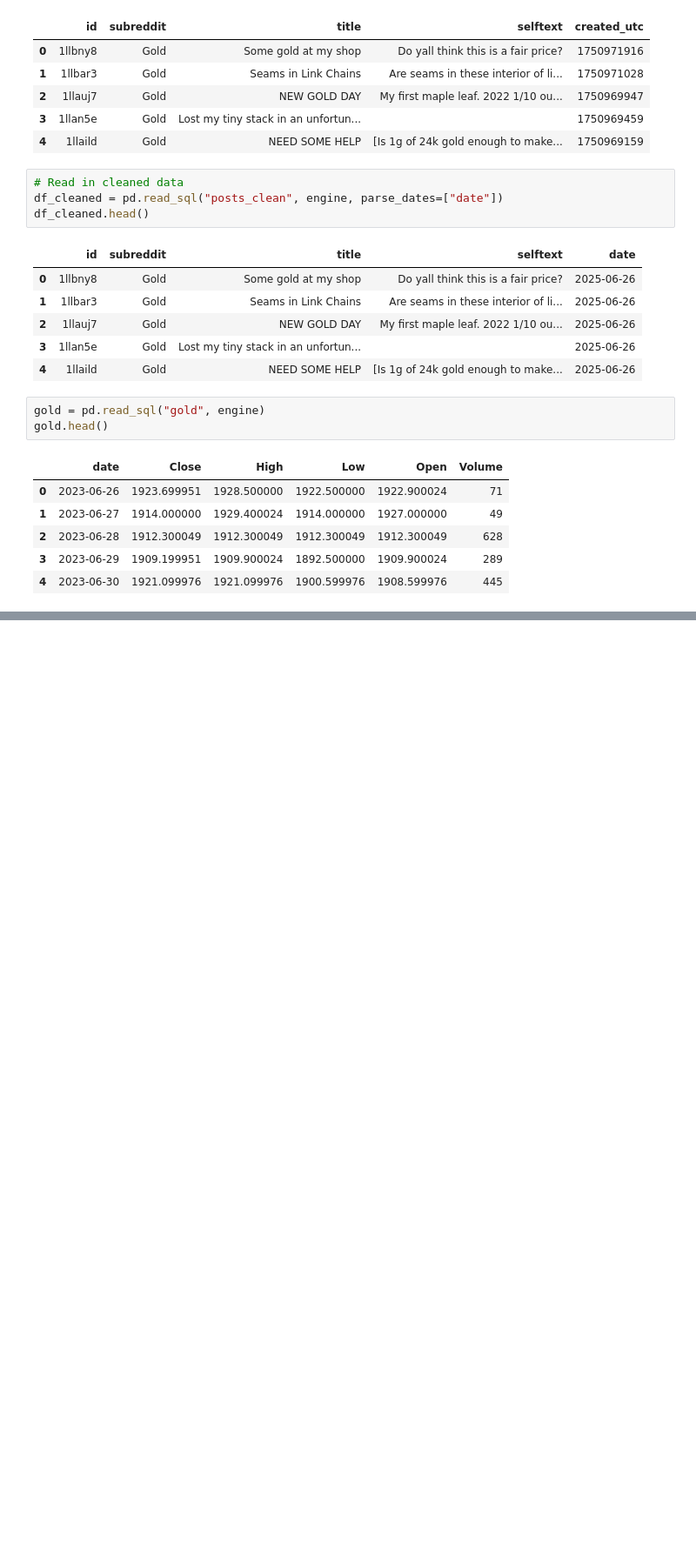
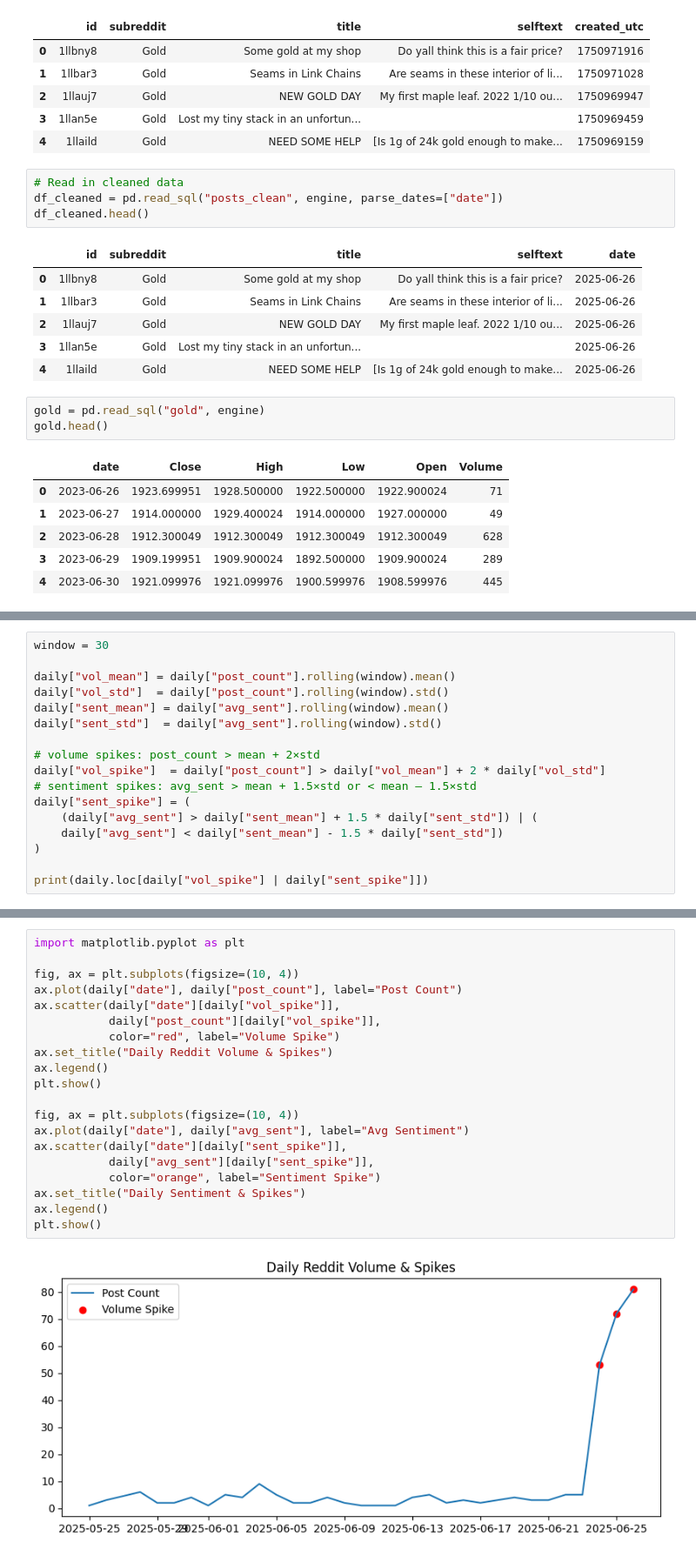
Before and after one commit to anshxl/golden-spikes, a Jupyter notebook: notebooks/eda.ipynb, the cells around one changed output, grey strips where cells are left out. Shown at 87% size. Drawn from its saved outputs; the diff is of its cells as text; blank space fills up the shorter version.

Commit message:
first sentiment pass completed

```diff
--- a/notebooks/eda.ipynb
+++ b/notebooks/eda.ipynb
@@ -39,0 +94,17 @@ gold.head()
+# %%
+window = 30
+
+daily["vol_mean"] = daily["post_count"].rolling(window).mean()
+daily["vol_std"]  = daily["post_count"].rolling(window).std()
+daily["sent_mean"] = daily["avg_sent"].rolling(window).mean()
+daily["sent_std"]  = daily["avg_sent"].rolling(window).std()
+
+# volume spikes: post_count > mean + 2×std
+daily["vol_spike"]  = daily["post_count"] > daily["vol_mean"] + 2 * daily["vol_std"]
+# sentiment spikes: avg_sent > mean + 1.5×std or < mean – 1.5×std
+daily["sent_spike"] = (
+    (daily["avg_sent"] > daily["sent_mean"] + 1.5 * daily["sent_std"]) | (
+    daily["avg_sent"] < daily["sent_mean"] - 1.5 * daily["sent_std"])
+)
+
+print(daily.loc[daily["vol_spike"] | daily["sent_spike"]])
@@ -39,0 +121,22 @@ gold.head()
+# %%
+import matplotlib.pyplot as plt
+
+fig, ax = plt.subplots(figsize=(10, 4))
+ax.plot(daily["date"], daily["post_count"], label="Post Count")
+ax.scatter(daily["date"][daily["vol_spike"]],
+           daily["post_count"][daily["vol_spike"]],
+           color="red", label="Volume Spike")
+ax.set_title("Daily Reddit Volume & Spikes")
+ax.legend()
+plt.show()
+
+fig, ax = plt.subplots(figsize=(10, 4))
+ax.plot(daily["date"], daily["avg_sent"], label="Avg Sentiment")
+ax.scatter(daily["date"][daily["sent_spike"]],
+           daily["avg_sent"][daily["sent_spike"]],
+           color="orange", label="Sentiment Spike")
+ax.set_title("Daily Sentiment & Spikes")
+ax.legend()
+plt.show()
+# %% [output]
+[figure, added]
```
Also changed, not shown: parts of 4 cells of this notebook, 1 other file.
